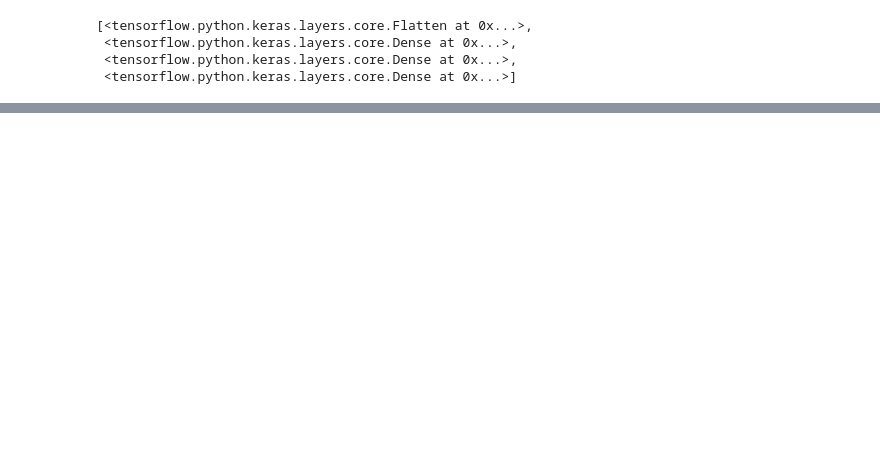
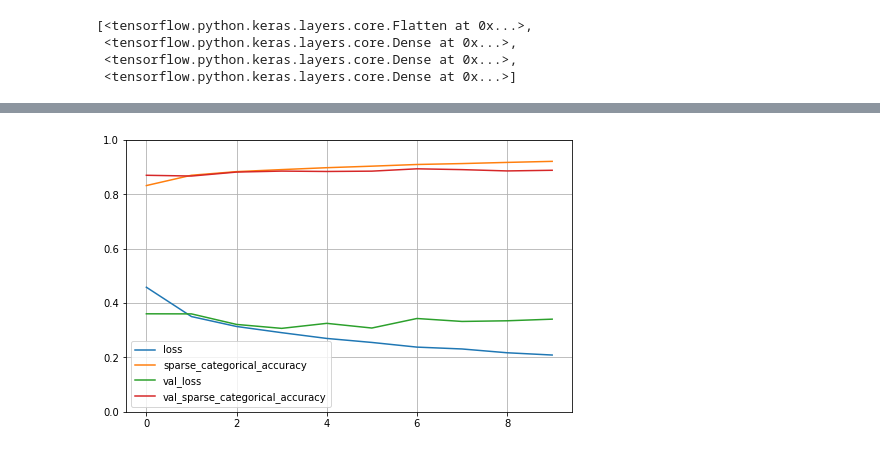
Before and after one commit to leozhao0709/python, a Jupyter notebook: tensorflow_learn/tf_keras_classification_model.ipynb, the cells around one changed output, grey strips where cells are left out. Drawn from its saved outputs; the diff is of its cells as text; code cells hidden in the pictures; blank space fills up the shorter version.

```diff
--- a/tensorflow_learn/tf_keras_classification_model.ipynb
+++ b/tensorflow_learn/tf_keras_classification_model.ipynb
@@ -23,3 +23,12 @@ print(x_test.shape, y_test.shape)
 (5000, 28, 28) (5000,)
 (55000, 28, 28) (55000,)
 (10000, 28, 28) (10000,)
+# %%
+from sklearn.preprocessing import StandardScaler
+
+# normalize
+
+scaler = StandardScaler()
+x_train_scaled = scaler.fit_transform(x_train.astype(np.float32).reshape(-1, 1)).reshape(-1, 28, 28)
+x_valid_scaled = scaler.transform(x_valid.astype(np.float32).reshape(-1, 1)).reshape(-1, 28, 28)
+x_test_scaled = scaler.transform(x_test.astype(np.float32).reshape(-1, 1)).reshape(-1, 28, 28)
@@ -62,4 +60,4 @@ _________________________________________________________________
 # %%
-history = model.fit(x_train, y_train, batch_size=15, epochs=10, validation_data=(x_valid, y_valid))
+history = model.fit(x_train_scaled, y_train, epochs=10, validation_data=(x_valid_scaled, y_valid))
 # %% [output]
 Epoch 1/10
@@ -84,0 +103,9 @@ Epoch 10/10
+# %%
+def plot_learning_curves(history):
+    pd.DataFrame(history.history).plot(figsize=(8, 5))
+    plt.grid(True)
+    plt.ylim(0, 1)
+
+plot_learning_curves(history)
+# %% [output]
+[figure, added]
```
Also changed, not shown: parts of 6 cells of this notebook.
